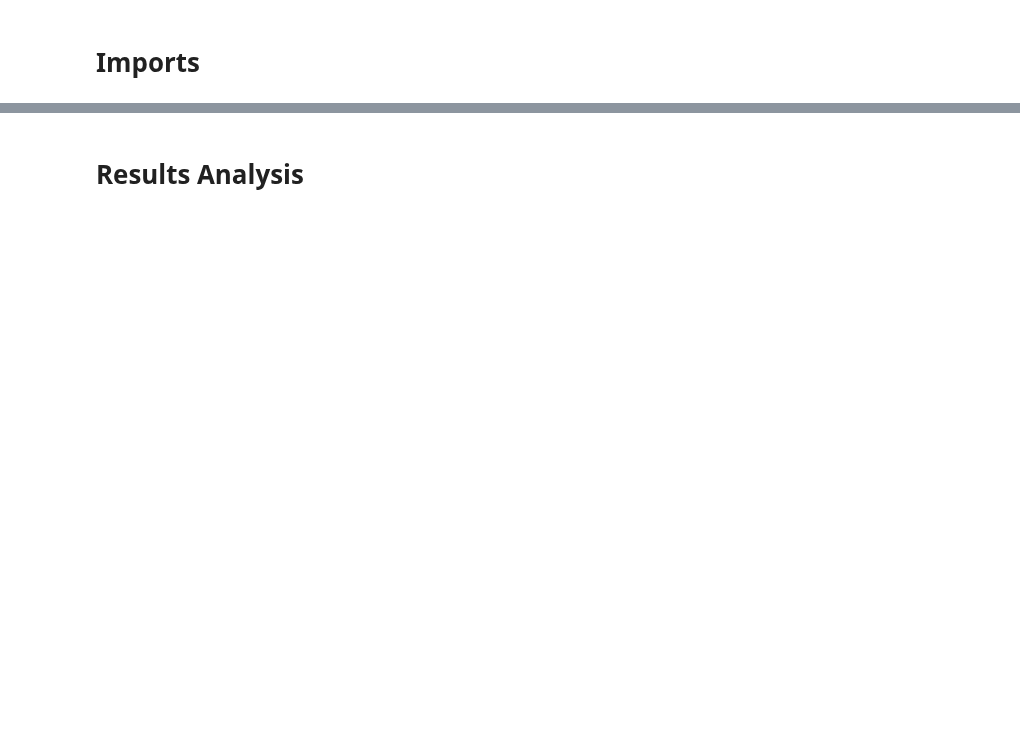
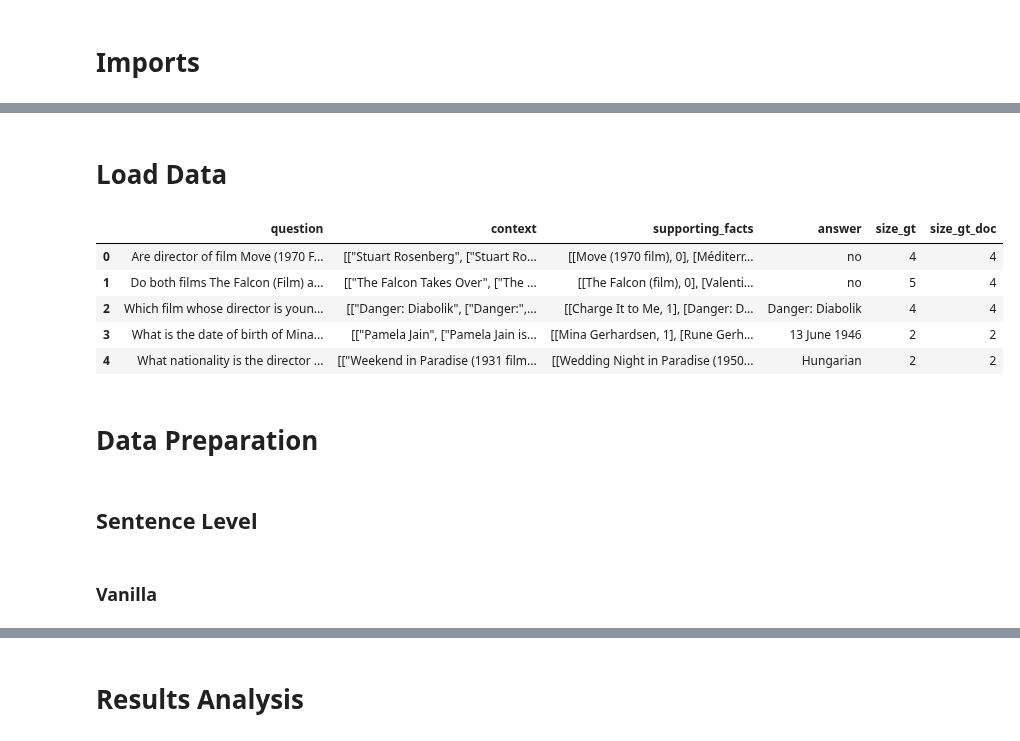
Before and after one commit to iNema9590/LLMX, a Jupyter notebook: Notebooks/2wiki.ipynb, the cells around one changed output, grey strips where cells are left out. Drawn from its saved outputs; the diff is of its cells as text; code cells hidden in the pictures; blank space fills up the shorter version.

```diff
--- a/Notebooks/2wiki.ipynb
+++ b/Notebooks/2wiki.ipynb
@@ -48,0 +9,25 @@ df_init
+# %% [markdown]
+# Load Data
+# %%
+df_init = pd.read_parquet('../data/train_2wiki.parquet')
+
+# Quick Pre-Processing
+df_init.drop(columns = ['_id', 'type', 'evidences'], axis = 1, inplace=True)
+df_init.supporting_facts = df_init.supporting_facts.apply(lambda x: eval(x))
+df_init['size_gt'] = df_init.supporting_facts.apply(lambda x: len(x))
+df_init['size_gt_doc'] = df_init.supporting_facts.apply(lambda x: len(list(np.unique([elem[0] for elem in x]))))
+
+df_init.head()
+# %% [output]
+|  | question | context | supporting_facts | answer | size_gt | size_gt_doc |
+| 0 | Are director of film Move (1970 F... | [["Stuart Rosenberg", ["Stuart Ro... | [[Move (1970 film), 0], [Méditerr... | no | 4 | 4 |
+| 1 | Do both films The Falcon (Film) a... | [["The Falcon Takes Over", ["The ... | [[The Falcon (film), 0], [Valenti... | no | 5 | 4 |
+| 2 | Which film whose director is youn... | [["Danger: Diabolik", ["Danger:",... | [[Charge It to Me, 1], [Danger: D... | Danger: Diabolik | 4 | 4 |
+| 3 | What is the date of birth of Mina... | [["Pamela Jain", ["Pamela Jain is... | [[Mina Gerhardsen, 1], [Rune Gerh... | 13 June 1946 | 2 | 2 |
+| 4 | What nationality is the director ... | [["Weekend in Paradise (1931 film... | [[Wedding Night in Paradise (1950... | Hungarian | 2 | 2 |
+# %% [markdown]
+# Data Preparation
+# %% [markdown]
+## Sentence Level
+# %% [markdown]
+### Vanilla
```
Also changed, not shown: parts of 57 cells of this notebook.
